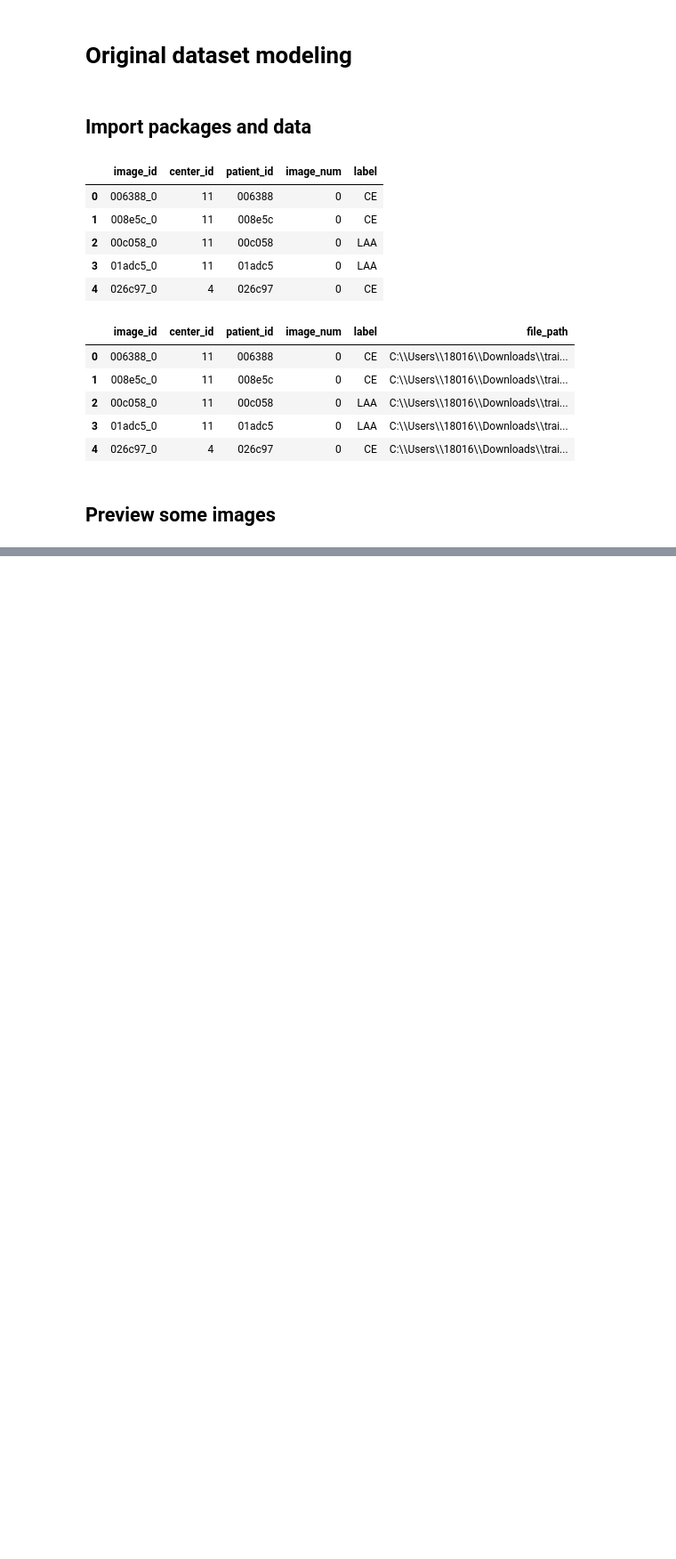
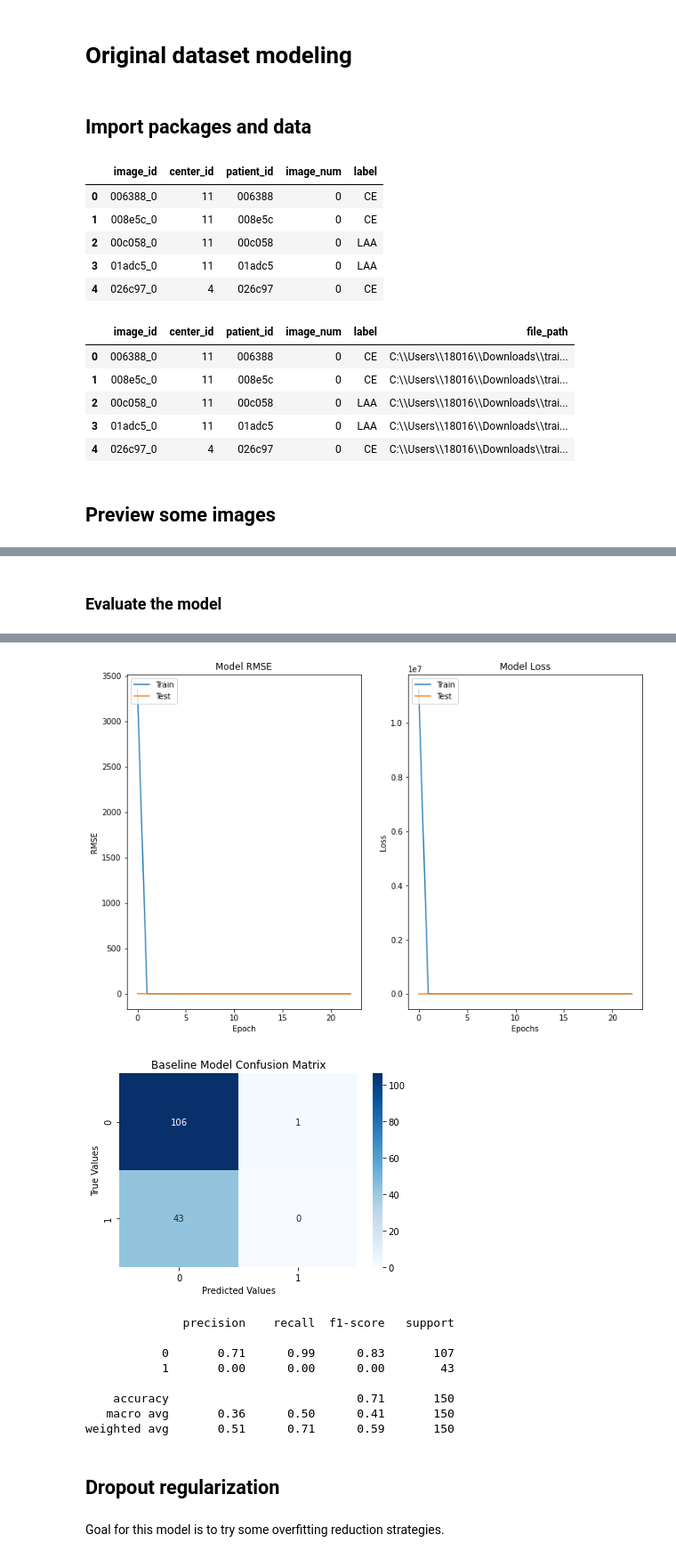
Before and after one commit to samoliver3/capstone-STRIP-AI, a Jupyter notebook: og_data_modeling.ipynb, the cells around one changed output, grey strips where cells are left out. Shown at 89% size. Drawn from its saved outputs; the diff is of its cells as text; code cells hidden in the pictures; blank space fills up the shorter version.

Commit message:
Created some models with the original dataset

```diff
--- a/og_data_modeling.ipynb
+++ b/og_data_modeling.ipynb
@@ -96,0 +188,6 @@ for i in range(4):
+# %%
+df_tt = tdf.copy()
+train, test = train_test_split(df_tt, test_size=0.2, random_state=42,
+                               shuffle=True)
+
+train
@@ -96,0 +293,7 @@ for i in range(4):
+# %%
+# Going to use EarlyStopping Callback
+es = EarlyStopping(monitor='val_loss', mode='min', verbose=1, patience=10)
+
+# Instantiate ModelCheckpoint Callback
+mc = ModelCheckpoint('best_model.h5', monitor='val_loss', mode='min',
+                     save_best_only=True)
@@ -96,0 +302,20 @@ for i in range(4):
+# %%
+model = models.Sequential()
+input_shape = (512, 512, 4)
+
+model.add(Conv2D(filters=32, kernel_size = (3,3), strides =2, padding = 'same', activation = 'relu', input_shape = input_shape))
+model.add(Conv2D(filters=64, kernel_size = (3,3), strides =2, padding = 'same', activation = 'relu'))
+model.add(Conv2D(filters=32, kernel_size = (3,3), strides =2, padding = 'same', activation = 'relu'))
+model.add(Flatten())
+model.add(Dense(128, activation = 'relu'))
+model.add(Dropout(0.25))
+
+model.add(Dense(1))
+
+model.compile(
+    loss = tf.keras.losses.MeanSquaredError(),
+    metrics = [tf.keras.metrics.RootMeanSquaredError(name="rmse"), 'mae'],
+    optimizer = tf.keras.optimizers.Adam(1e-3)
+)
+
+model.summary()
@@ -96,0 +340,9 @@ for i in range(4):
+# %%
+history = model.fit(
+    x=np.array(train['img_arr'].to_list()),
+    y=train['target'],
+    batch_size=16,
+    epochs=50,
+    callbacks=[es, mc],
+    validation_data=(np.array(test['img_arr'].to_list()), test['target'])
+)
@@ -96,0 +367,5 @@ for i in range(4):
+# %% [markdown]
+### Evaluate the model
+# %%
+evaluate_model(history, model, test)
+# %% [output]
@@ -96,0 +376,14 @@ for i in range(4):
+[figure, added]
+[figure, added]
+              precision    recall  f1-score   support
+
+           0       0.71      0.99      0.83       107
+           1       0.00      0.00      0.00        43
+
+    accuracy                           0.71       150
+   macro avg       0.36      0.50      0.41       150
+weighted avg       0.51      0.71      0.59       150
+# %% [markdown]
+## Dropout regularization
+# %% [markdown]
+Goal for this model is to try some overfitting reduction strategies.
```
Also changed, not shown: parts of 32 cells of this notebook.
